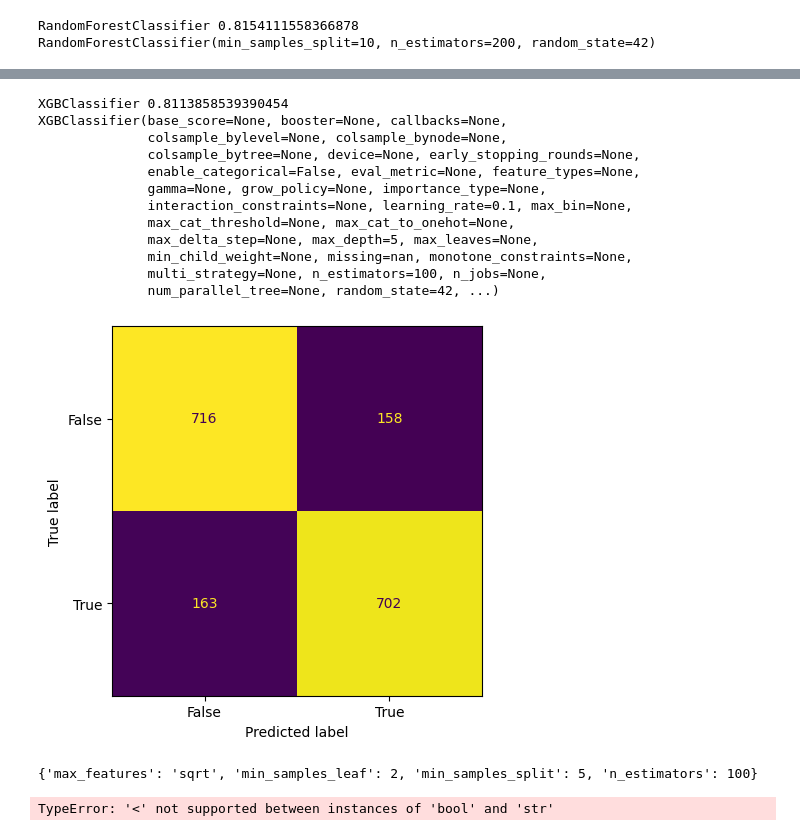
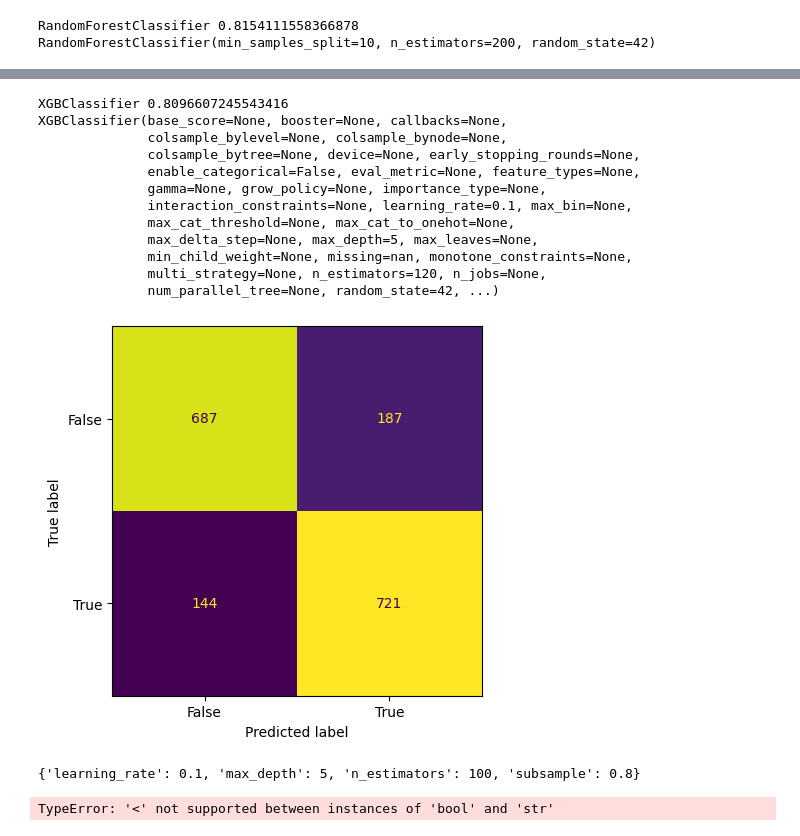
Before and after one commit to Elliefffish/ml-final-Stitanic, a Jupyter notebook: 「ml_final_project_ipynb」的副本.ipynb, the cells around one changed output, grey strips where cells are left out. Drawn from its saved outputs; the diff is of its cells as text; code cells hidden in the pictures.

```diff
--- a/「ml_final_project_ipynb」的副本.ipynb
+++ b/「ml_final_project_ipynb」的副本.ipynb
@@ -542,6 +502,3 @@ passenger_test = passenger_test.drop(["PassengerId", "GroupId", "ppId", "Cabin",
-# %%
-passenger = data
-passenger_test = data_test
 # %%
 # check missing values
 print(f'Train set missing values:\n {passenger.isnull().sum()}')
@@ -745,9 +665,9 @@ preprocessor = ColumnTransformer(
     )
 # %%
 # split the data into features and target
-X = passenger.drop(['Transported','Cabin_size'], axis=1)
+X = passenger.drop(['Transported'], axis=1)
 y = passenger['Transported']
-X_test = passenger_test.drop(['Cabin_size'], axis=1)
+X_test = passenger_test
 
 # split the data into passenger and validation sets
 from sklearn.model_selection import train_test_split
@@ -844,38 +809,38 @@ from sklearn.pipeline import Pipeline
 # Define models and parameter grids
 models_with_params = {
     "LightGBM": (LGBMClassifier(random_state=42,logging_level='none', verbose=-1), {
-        'n_estimators': [50, 100, 200],
-        'learning_rate': [0.01, 0.1, 0.2],
-        'max_depth': [3, 5, 10, 20],
-        'min_child_samples': [20, 30,50,100],
+        'n_estimators': [10, 30, 50, 100],
+        'learning_rate': [0.05, 0.1, 0.15],
+        'max_depth': [5, 10, 20, 30],
+        'min_child_samples': [10,20,50,100],
         'min_split_gain': [0, 0.1]
     }),
     "Random Forest": (RandomForestClassifier(random_state=42), {
-        'n_estimators': [1,5,10,20],
+        'n_estimators': [5,10,100],
         'max_depth': [None],
         'min_samples_split': [2, 5, 10, 20],
         'min_samples_leaf': [1, 2, 4],
         'max_features': ['auto', 'sqrt', 'log2']
     }),
     "XGBoost": (XGBClassifier(random_state=42, eval_metric='logloss'), {
-        'n_estimators': [50, 100],
-        'learning_rate': [0.01, 0.1, 0.2],
+        'n_estimators': [80, 100, 120],
+        'learning_rate': [0.05, 0.1, 0.15],
         'max_depth': [3, 5, 7],
         'subsample': [0.6, 0.8, 1],
     }),
     "SVM Classifier": (SVC(random_state=42, kernel='rbf', probability=True), {
-        'C': [0.1, 1, 10, 100],
-        'gamma': [1, 0.1, 0.01, 0.001]
+        'C': [0.1, 1, 10, 100, 150],
+        'gamma': [0.1, 0.01, 0.015]
     }),
     "Extra-Trees": (ExtraTreesClassifier(random_state=42), {
-        'n_estimators': [50, 100, 200],
+        'n_estimators': [10, 50, 100, 200],
         'max_depth': [10, 20, None],
         'min_samples_split': [2, 5, 10]
     }),
     "CatBoost": (CatBoostClassifier(random_state=42, verbose=0), {
         'n_estimators': [50, 100, 200],
-        'learning_rate': [0.01, 0.1, 0.2],
-        'depth': [2, 4, 6, 8]
+        'learning_rate': [0.01, 0.1, 0.15],
+        'depth': [4, 6, 8, 10]
     }),
     "AdaBoost": (AdaBoostClassifier(random_state=42), {
         'n_estimators': [50, 100, 200],
@@ -998,12 +1001,12 @@ LGBMClassifier 0.8016101207590569
 # %%
-XGB_model = results[2].get('Best Params')  # Use get method to avoid KeyError
+XGB_model = results[6].get('Best Params')  # Use get method to avoid KeyError
 XGB_model = XGBClassifier(**XGB_model, random_state=42) # Instantiate the model with best params
 XGB_model.fit(X_train, y_train)
 XGB_val_pred = XGB_model.predict(X_val)
 print(XGB_model.__class__.__name__, accuracy_score(y_val, XGB_val_pred))
 print(XGB_model)
 # %% [output]
-XGBClassifier 0.8113858539390454
+XGBClassifier 0.8096607245543416
 XGBClassifier(base_score=None, booster=None, callbacks=None,
               colsample_bylevel=None, colsample_bynode=None,
               colsample_bytree=None, device=None, early_stopping_rounds=None,
@@ -1013,5 +1016,5 @@ XGBClassifier(base_score=None, booster=None, callbacks=None,
               max_cat_threshold=None, max_cat_to_onehot=None,
               max_delta_step=None, max_depth=5, max_leaves=None,
               min_child_weight=None, missing=nan, monotone_constraints=None,
-              multi_strategy=None, n_estimators=100, n_jobs=None,
+              multi_strategy=None, n_estimators=120, n_jobs=None,
               num_parallel_tree=None, random_state=42, ...)
@@ -1018,10 +1030,10 @@ XGBClassifier(base_score=None, booster=None, callbacks=None,
 # %%
 from sklearn.metrics import confusion_matrix, ConfusionMatrixDisplay
 
-conf_mat = confusion_matrix(y_val, RF_val_pred)
+conf_mat = confusion_matrix(y_val, XGB_val_pred)
 disp = ConfusionMatrixDisplay(confusion_matrix=conf_mat, display_labels=[False, True])
 disp.plot(colorbar=False)
 plt.show()
 # %% [output]
-[figure, old version]
+[figure, new version]
 # %%
@@ -1031,15 +1043,15 @@ X_test = passenger_test.drop(['Cabin_size'], axis=1)
 X = preprocessor.fit_transform(X)
 X_test = preprocessor.transform(X_test)
 # %%
-
+best_model = 0
 from sklearn.model_selection import LearningCurveDisplay
-best_para = {'max_features': 'sqrt', 'min_samples_leaf': 2, 'min_samples_split': 5, 'n_estimators': 100}
+best_para = results[1].get('Best Params')  # Use get method to avoid KeyError
 print(best_para)
-best_model = RandomForestClassifier(**best_para, random_state=42)
+best_model = XGBClassifier(**best_para, random_state=42)
 best_model.fit(X, y)
 y_test_pred = best_model.predict(X_test)
 # %% [output]
-{'max_features': 'sqrt', 'min_samples_leaf': 2, 'min_samples_split': 5, 'n_estimators': 100}
+{'learning_rate': 0.1, 'max_depth': 5, 'n_estimators': 100, 'subsample': 0.8}
 # %%
 print(best_model.__class__.__name__, accuracy_score(test, y_test_pred))
 # %% [output]
```
Also changed, not shown: parts of 39 cells of this notebook.
